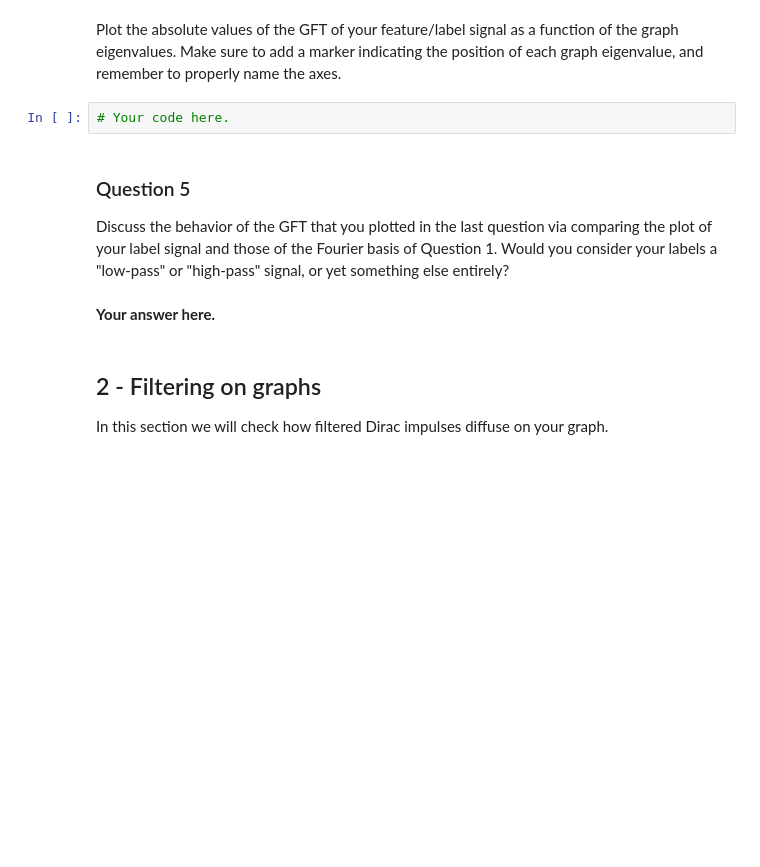
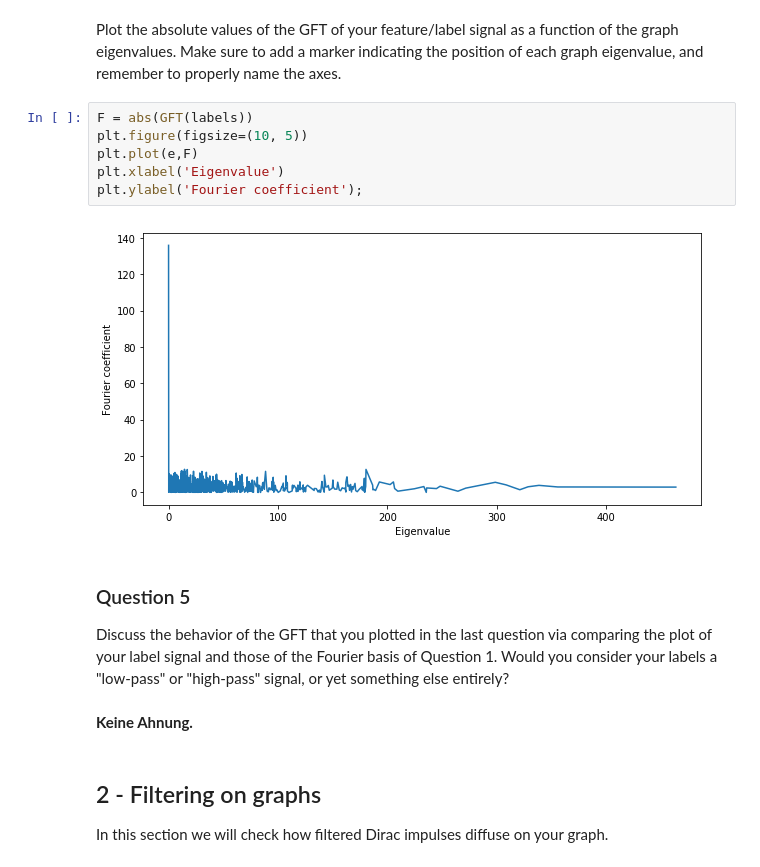
Before and after one commit to swouf/ntds_IMDb_team4, a Jupyter notebook: 4_graph_signal_processing.ipynb, the cells around one changed output. Drawn from its saved outputs; the diff is of its cells as text; blank space fills up the shorter version.

```diff
--- a/4_graph_signal_processing.ipynb
+++ b/4_graph_signal_processing.ipynb
@@ -370,13 +369,19 @@ plt.colorbar(im)
 # %% [markdown]
 Plot the absolute values of the GFT of your feature/label signal as a function of the graph eigenvalues. Make sure to add a marker indicating the position of each graph eigenvalue, and remember to properly name the axes.
-# %%
-# Your code here.
+# %%
+F = abs(GFT(labels))
+plt.figure(figsize=(10, 5))
+plt.plot(e,F)
+plt.xlabel('Eigenvalue')
+plt.ylabel('Fourier coefficient');
+# %% [output]
+[figure, added]
 # %% [markdown]
 ### Question 5
 
 Discuss the behavior of the GFT that you plotted in the last question via comparing the plot of your label signal and those of the Fourier basis of Question 1. Would you consider your labels a "low-pass" or "high-pass" signal, or yet something else entirely?
-# %% [markdown]
-**Your answer here.**
+# %% [markdown]
+**Keine Ahnung.**
 # %% [markdown]
 ## 2 - Filtering on graphs
 
```
Also changed, not shown: parts of 1 cell of this notebook.
